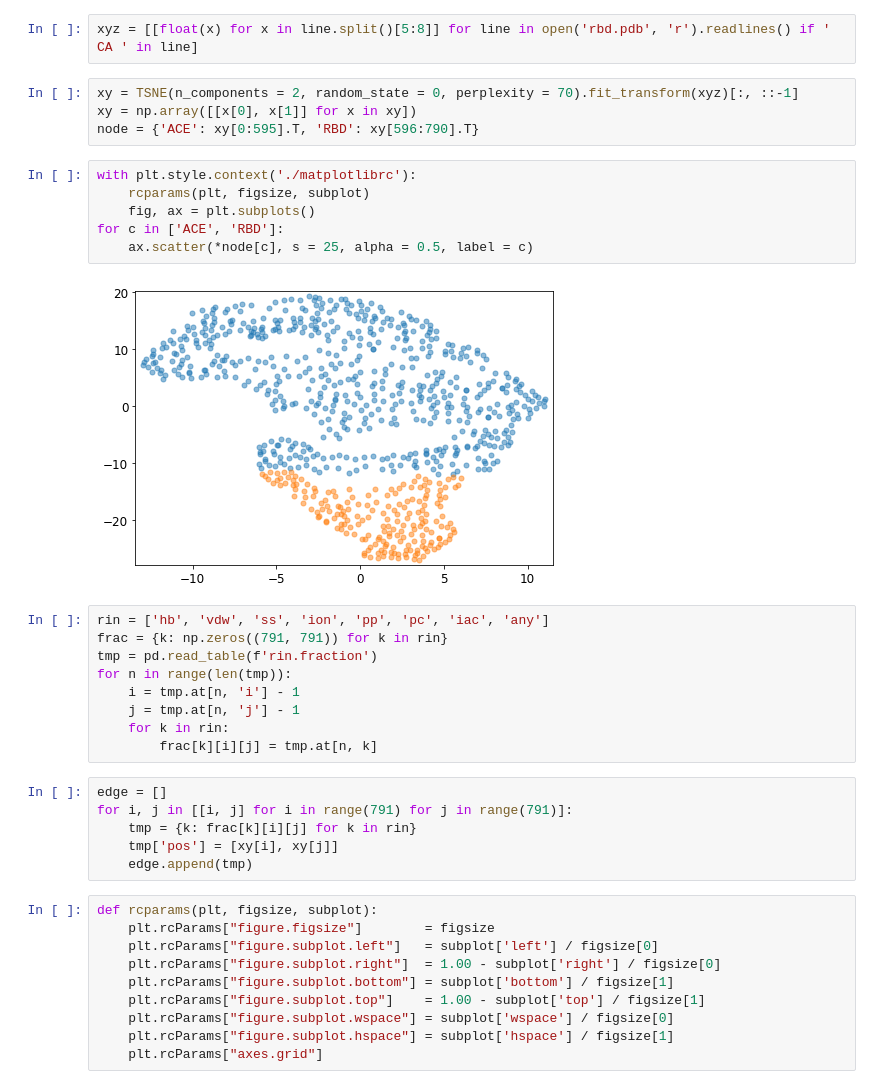
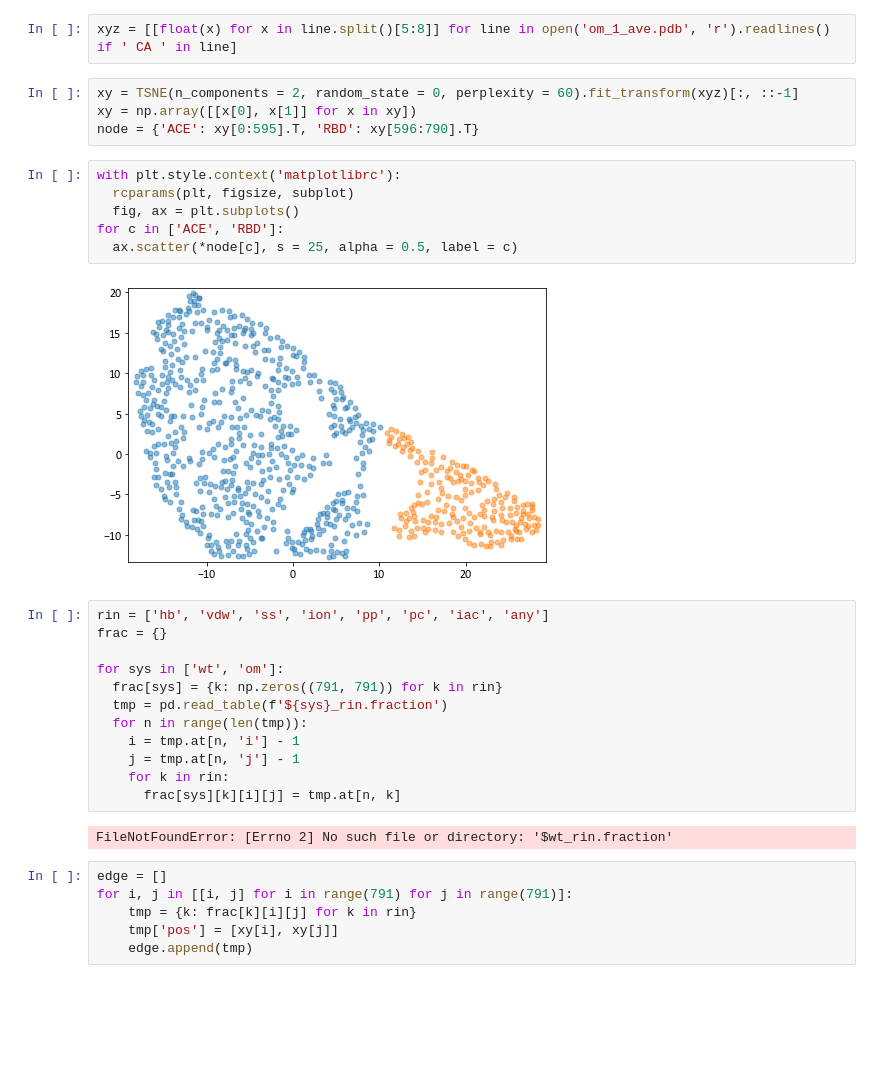
Before and after one commit to yamnor/rbd-ace2-drin, a Jupyter notebook: rin_graph.ipynb, the cells around one changed output. Saved outputs shown, nothing was run; the diff lists cells and outputs as text; blank space fills up the shorter version.

```diff
--- a/rin_graph.ipynb
+++ b/rin_graph.ipynb
@@ -9,40 +28,35 @@ ModuleNotFoundError: No module named 'matplotlib'
 # %%
-xyz = [[float(x) for x in line.split()[5:8]] for line in open('rbd.pdb', 'r').readlines() if ' CA ' in line]
+xyz = [[float(x) for x in line.split()[5:8]] for line in open('om_1_ave.pdb', 'r').readlines() if ' CA ' in line]
 # %%
-xy = TSNE(n_components = 2, random_state = 0, perplexity = 70).fit_transform(xyz)[:, ::-1]
+xy = TSNE(n_components = 2, random_state = 0, perplexity = 60).fit_transform(xyz)[:, ::-1]
 xy = np.array([[x[0], x[1]] for x in xy])
 node = {'ACE': xy[0:595].T, 'RBD': xy[596:790].T}
 # %%
-with plt.style.context('./matplotlibrc'):
-    rcparams(plt, figsize, subplot)
-    fig, ax = plt.subplots()
+with plt.style.context('matplotlibrc'):
+  rcparams(plt, figsize, subplot)
+  fig, ax = plt.subplots()
 for c in ['ACE', 'RBD']:
-    ax.scatter(*node[c], s = 25, alpha = 0.5, label = c)
+  ax.scatter(*node[c], s = 25, alpha = 0.5, label = c)
 # %% [output]
-[figure, old version]
+[figure, new version]
 # %%
 rin = ['hb', 'vdw', 'ss', 'ion', 'pp', 'pc', 'iac', 'any']
-frac = {k: np.zeros((791, 791)) for k in rin}
-tmp = pd.read_table(f'rin.fraction')
-for n in range(len(tmp)):
+frac = {}
+
+for sys in ['wt', 'om']:
+  frac[sys] = {k: np.zeros((791, 791)) for k in rin}
+  tmp = pd.read_table(f'${sys}_rin.fraction')
+  for n in range(len(tmp)):
     i = tmp.at[n, 'i'] - 1
     j = tmp.at[n, 'j'] - 1
     for k in rin:
-        frac[k][i][j] = tmp.at[n, k]
+      frac[sys][k][i][j] = tmp.at[n, k]
+# %% [output]
+FileNotFoundError: [Errno 2] No such file or directory: '$wt_rin.fraction'
 # %%
 edge = []
 for i, j in [[i, j] for i in range(791) for j in range(791)]:
     tmp = {k: frac[k][i][j] for k in rin}
     tmp['pos'] = [xy[i], xy[j]]
     edge.append(tmp)
-# %%
-def rcparams(plt, figsize, subplot):
-    plt.rcParams["figure.figsize"]        = figsize
-    plt.rcParams["figure.subplot.left"]   = subplot['left'] / figsize[0]
-    plt.rcParams["figure.subplot.right"]  = 1.00 - subplot['right'] / figsize[0]
-    plt.rcParams["figure.subplot.bottom"] = subplot['bottom'] / figsize[1]
-    plt.rcParams["figure.subplot.top"]    = 1.00 - subplot['top'] / figsize[1]
-    plt.rcParams["figure.subplot.wspace"] = subplot['wspace'] / figsize[0]
-    plt.rcParams["figure.subplot.hspace"] = subplot['hspace'] / figsize[1]
-    plt.rcParams["axes.grid"]
 # %%
```
Also changed, not shown: parts of 3 cells of this notebook, 7 other files.
